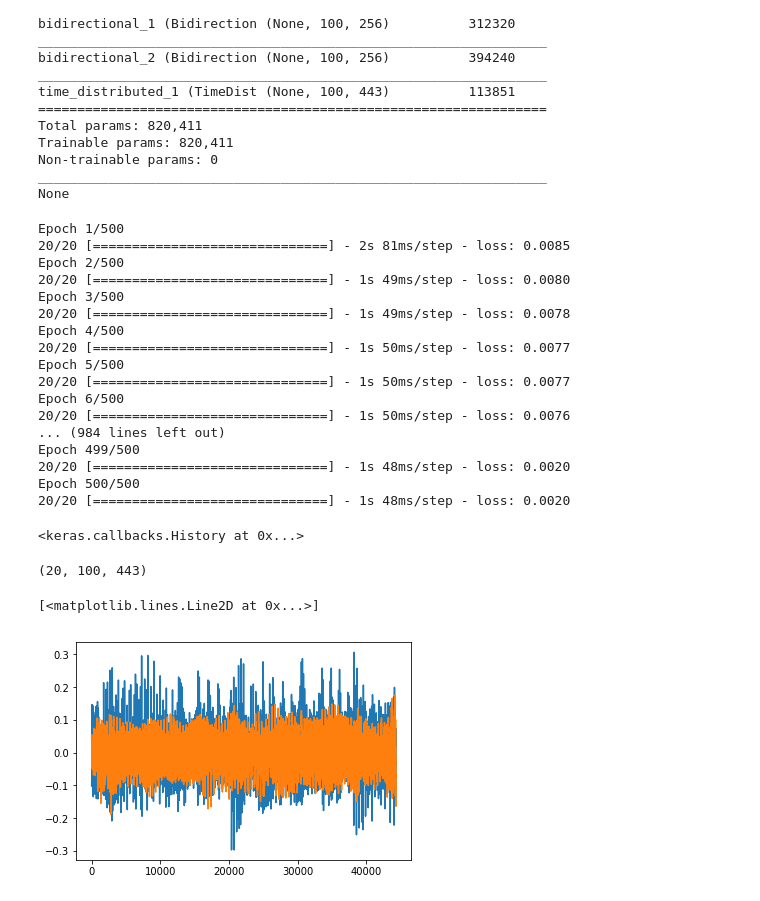
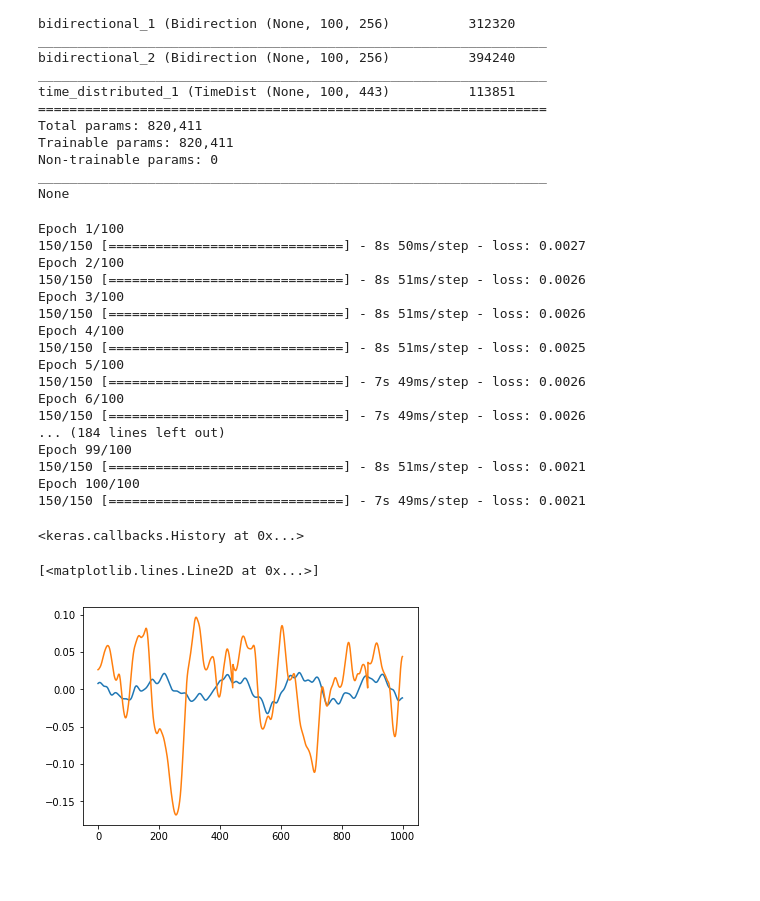
Before and after one commit to 410k/CS230-final-project, a Jupyter notebook: CS230-Patricia.ipynb, the cells around one changed output. Saved outputs shown, nothing was run; the diff lists cells and outputs as text; code cells hidden in the pictures.

Commit message:
trained on full song

```diff
--- a/CS230-Patricia.ipynb
+++ b/CS230-Patricia.ipynb
@@ -95,36 +94,30 @@ None
 # %%
 #print(model.summary())
 # train LSTM
+nbatch = 10
+nepoch = 100
 model.fit(x_train, y_train, epochs=nepoch, batch_size=nbatch)
 # evaluate
 # %% [output]
-Epoch 1/500
-20/20 [==============================] - 2s 81ms/step - loss: 0.0085
-Epoch 2/500
-20/20 [==============================] - 1s 49ms/step - loss: 0.0080
-Epoch 3/500
-20/20 [==============================] - 1s 49ms/step - loss: 0.0078
-Epoch 4/500
-20/20 [==============================] - 1s 50ms/step - loss: 0.0077
-Epoch 5/500
-20/20 [==============================] - 1s 50ms/step - loss: 0.0077
-Epoch 6/500
-20/20 [==============================] - 1s 50ms/step - loss: 0.0076
-... (984 lines left out)
-Epoch 499/500
-20/20 [==============================] - 1s 48ms/step - loss: 0.0020
-Epoch 500/500
-20/20 [==============================] - 1s 48ms/step - loss: 0.0020
+Epoch 1/100
+150/150 [==============================] - 8s 50ms/step - loss: 0.0027
+Epoch 2/100
+150/150 [==============================] - 8s 51ms/step - loss: 0.0026
+Epoch 3/100
+150/150 [==============================] - 8s 51ms/step - loss: 0.0026
+Epoch 4/100
+150/150 [==============================] - 8s 51ms/step - loss: 0.0025
+Epoch 5/100
+150/150 [==============================] - 7s 49ms/step - loss: 0.0026
+Epoch 6/100
+150/150 [==============================] - 7s 49ms/step - loss: 0.0026
+... (184 lines left out)
+Epoch 99/100
+150/150 [==============================] - 8s 51ms/step - loss: 0.0021
+Epoch 100/100
+150/150 [==============================] - 7s 49ms/step - loss: 0.0021
 <keras.callbacks.History at 0x...>
 # %%
-x_train = mat_contents['x']
-y_train = mat_contents['y']
-
-x_train = x_train[21:41,:,:]
-y_train = y_train[21:41,:,:]
-
-# x_train = x_train[1:21,:,:]
-# y_train = y_train[1:21,:,:]
 
 from scipy.io.wavfile import write
 
@@ -132,29 +125,39 @@ y_train_flattened = y_train.reshape(y_train.size,1)
 scaled = np.int16(y_train_flattened/np.max(np.abs(y_train_flattened))*32767)
 write('y_train.mp3',44100,scaled)
 
-# evaluate
-y_pred = model.predict(x_train, batch_size=nbatch)
+y_test_flattened = y_test.reshape(y_test.size,1)
+scaled = np.int16(y_test_flattened/np.max(np.abs(y_test_flattened))*32767)
+write('y_test.mp3',44100,scaled)
 
-y_pred_flattened = y_pred.reshape(y_pred.size,1)
+# evaluate train
+y_pred_train = model.predict(x_train, batch_size=nbatch)
+
+y_pred_flattened = y_pred_train.reshape(y_pred_train.size,1)
 scaled = np.int16(y_pred_flattened/np.max(np.abs(y_pred_flattened))*32767)
 write('y_pred.mp3',44100,scaled)
 
+# evaluate test
+y_pred_test = model.predict(x_test, batch_size=nbatch)
+
+y_pred_flattened = y_pred.reshape(y_pred_test.size,1)
+scaled = np.int16(y_pred_flattened/np.max(np.abs(y_pred_flattened))*32767)
+write('y_pred_test.mp3',44100,scaled)
+
 sio.savemat('y_train.mat',mdict={'y_train':y_train})
-sio.savemat('y_pred.mat',mdict={'y_pred': y_pred})
+sio.savemat('y_pred_train.mat',mdict={'y_pred_train': y_pred_train})
 #print(result)
 
 nmodel = 1
-filepath = 'Models/run' + str(nmodel)
+filepath = 'models/run' + str(nmodel)
 model.save(filepath)
 # %%
-print(result.shape)
-y_train_vec = y_train[5,:,:].reshape((nt*ny,1))
-y_pred_vec = y_pred[5,:,:].reshape((nt*ny,1))
+#print(result.shape)
+y_train_vec = y_test[20,:,:].reshape((nt*ny,1))
+y_pred_vec = y_pred_test[20,:,:].reshape((nt*ny,1))
 
 plt.figure(1)
-plt.plot(y_train_vec)
-plt.plot(y_pred_vec)
+plt.plot(y_train_vec[0:1000])
+plt.plot(y_pred_vec[0:1000])
 # %% [output]
-(20, 100, 443)
+[<matplotlib.lines.Line2D at 0x...>]
-[<matplotlib.lines.Line2D at 0x...>]
-[figure, old version]
+[figure, new version]
```
Also changed, not shown: parts of 5 cells of this notebook, 7 other files.
